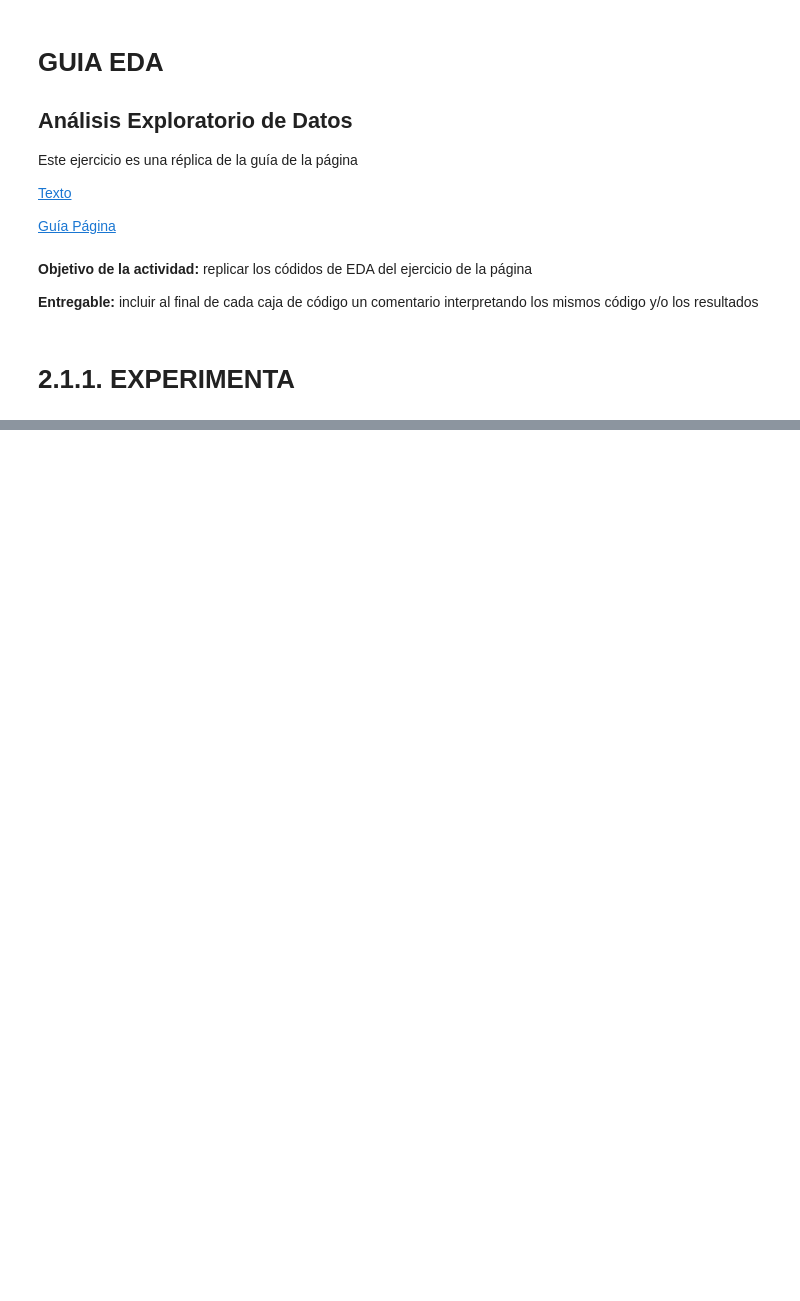
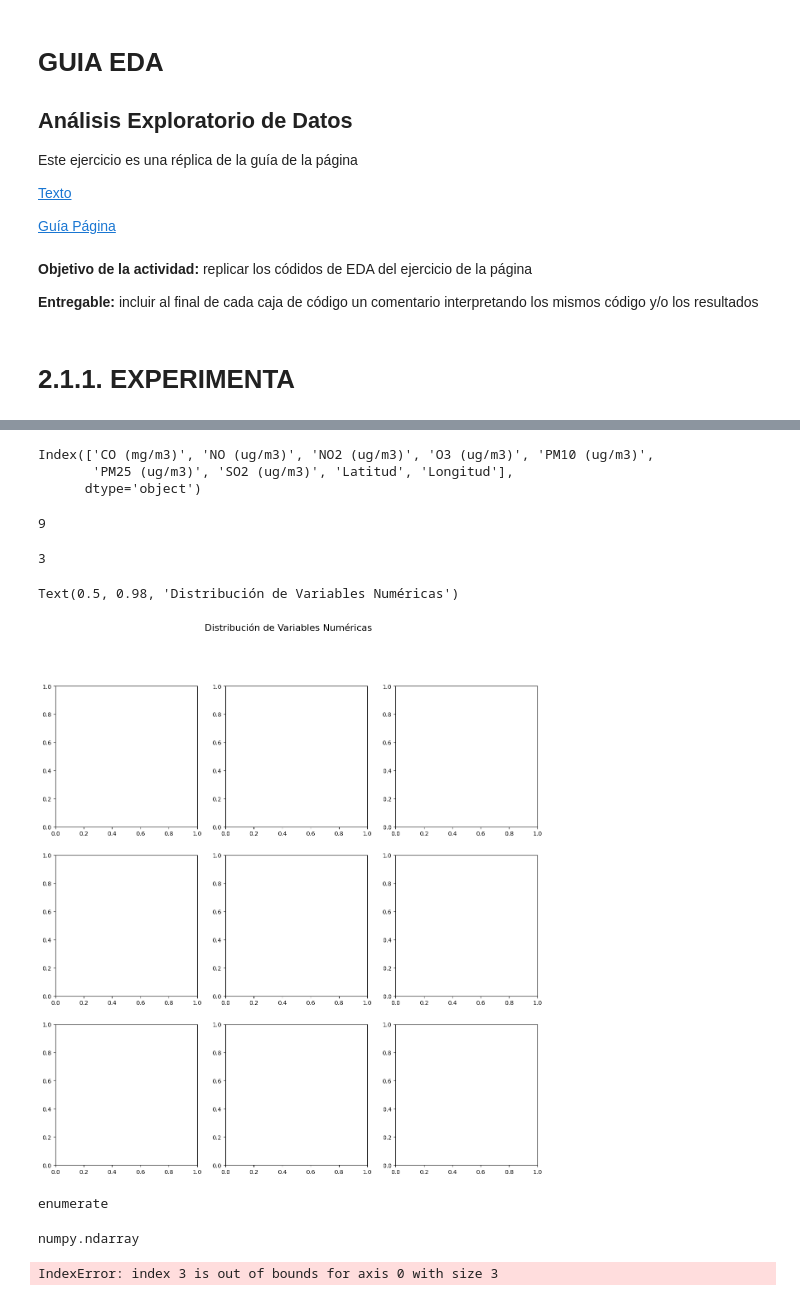
Before and after one commit to RuthCMoreno/Diplomado_IA, a Jupyter notebook: Tarea_Guia_EDA_Python.ipynb, the cells around one changed output, grey strips where cells are left out. Drawn from its saved outputs; the diff is of its cells as text; code cells hidden in the pictures; blank space fills up the shorter version.

```diff
--- a/Tarea_Guia_EDA_Python.ipynb
+++ b/Tarea_Guia_EDA_Python.ipynb
@@ -37,0 +89,28 @@ print("="*100)
+# %%
+# Seleccionar solo las columnas numéricas
+columnas_numericas = calidad_aire.select_dtypes(include=[np.number]).columns
+# %%
+print(columnas_numericas)
+# %% [output]
+Index(['CO (mg/m3)', 'NO (ug/m3)', 'NO2 (ug/m3)', 'O3 (ug/m3)', 'PM10 (ug/m3)',
+       'PM25 (ug/m3)', 'SO2 (ug/m3)', 'Latitud', 'Longitud'],
+      dtype='object')
+# %%
+# Calcular el número de filas y columnas para el subplot
+n = len(columnas_numericas)
+print(n)
+# %% [output]
+9
+# %%
+nrows = 3
+ncols = min(n, 3)
+print(ncols)
+# %% [output]
+3
+# %%
+# Crear la figura y los subplots
+fig, axes = plt.subplots(nrows=nrows, ncols=ncols, figsize=(15, 5*nrows))
+fig.suptitle('Distribución de Variables Numéricas', fontsize=16)
+# %% [output]
+Text(0.5, 0.98, 'Distribución de Variables Numéricas')
+[figure, added]
@@ -37,0 +120,24 @@ print("="*100)
+# %%
+type(enumerate(columnas_numericas))
+# %% [output]
+enumerate
+# %%
+type(axes)
+# %% [output]
+numpy.ndarray
+# %%
+# Crear histogramas para cada variable numérica
+for i,col in enumerate(columnas_numericas):
+    ax = axes[i]
+   # calidad_aire[col].hist(ax=ax, bins=50, edgecolor='black')
+   # ax.set_title(f'Distribución de {col}')
+   # ax.set_xlabel(col)
+   # ax.set_ylabel('Frecuencia')
+# Ocultar subplots vacíos si los hay
+#for j in range(i+1, len(axes)):
+ #   fig.delaxes(axes[j])
+
+#plt.tight_layout()
+#plt.show()
+# %% [output]
+IndexError: index 3 is out of bounds for axis 0 with size 3
```
Also changed, not shown: parts of 10 cells of this notebook.
